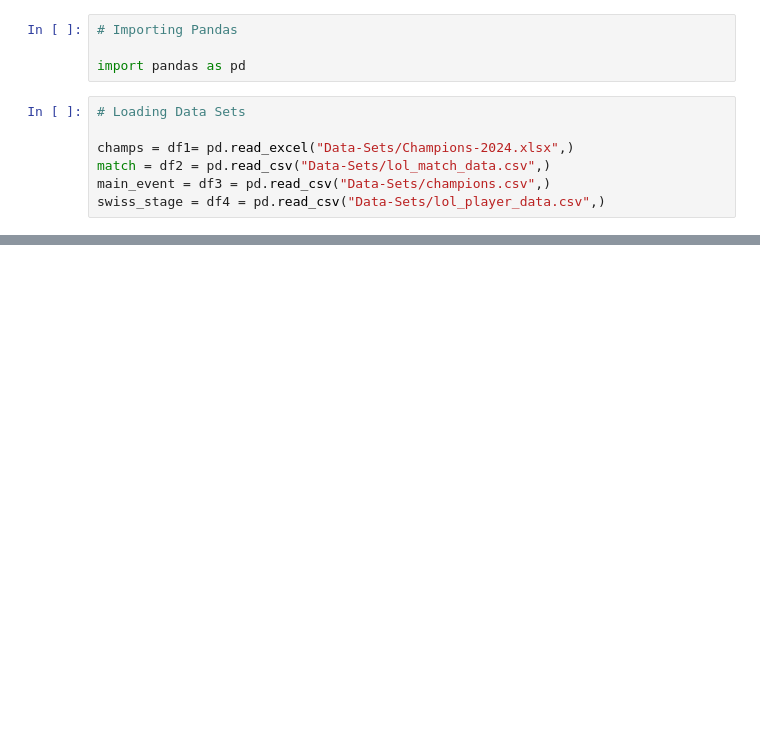
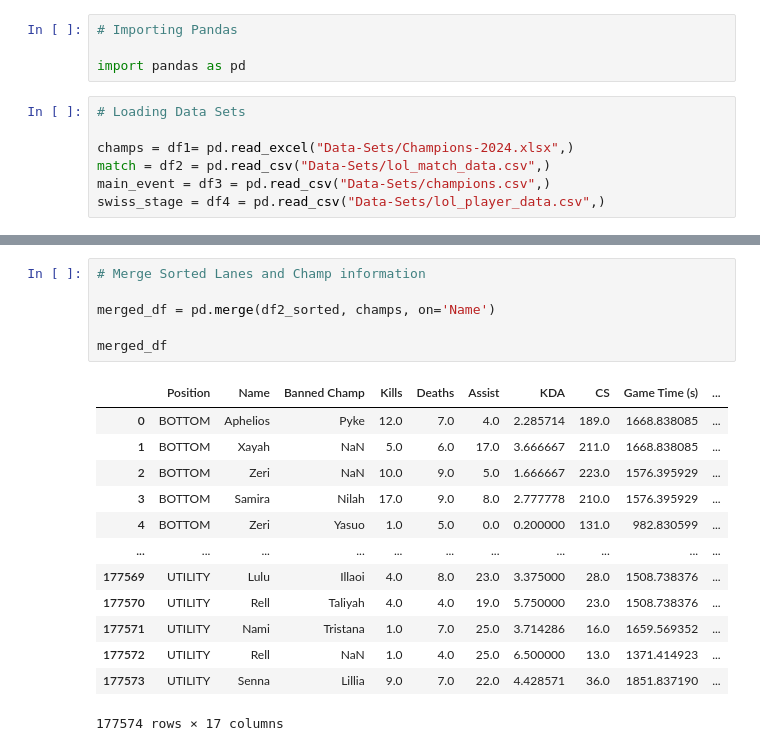
Before and after one commit to L8onii/Capstone-LOL, a Jupyter notebook: LOL-Notebook.ipynb, the cells around one changed output, grey strips where cells are left out. Cells and saved outputs as stored; diff of their text form; blank space fills up the shorter version.

```diff
--- a/LOL-Notebook.ipynb
+++ b/LOL-Notebook.ipynb
@@ -56,0 +195,20 @@ df2_sorted
+# %%
+# Merge Sorted Lanes and Champ information
+
+merged_df = pd.merge(df2_sorted, champs, on='Name')
+
+merged_df
+# %% [output]
+|  | Position | Name | Banned Champ | Kills | Deaths | Assist | KDA | CS | Game Time (s) | ... |
+| 0 | BOTTOM | Aphelios | Pyke | 12.0 | 7.0 | 4.0 | 2.285714 | 189.0 | 1668.838085 | ... |
+| 1 | BOTTOM | Xayah | NaN | 5.0 | 6.0 | 17.0 | 3.666667 | 211.0 | 1668.838085 | ... |
+| 2 | BOTTOM | Zeri | NaN | 10.0 | 9.0 | 5.0 | 1.666667 | 223.0 | 1576.395929 | ... |
+| 3 | BOTTOM | Samira | Nilah | 17.0 | 9.0 | 8.0 | 2.777778 | 210.0 | 1576.395929 | ... |
+| 4 | BOTTOM | Zeri | Yasuo | 1.0 | 5.0 | 0.0 | 0.200000 | 131.0 | 982.830599 | ... |
+| ... | ... | ... | ... | ... | ... | ... | ... | ... | ... | ... |
+| 177569 | UTILITY | Lulu | Illaoi | 4.0 | 8.0 | 23.0 | 3.375000 | 28.0 | 1508.738376 | ... |
+| 177570 | UTILITY | Rell | Taliyah | 4.0 | 4.0 | 19.0 | 5.750000 | 23.0 | 1508.738376 | ... |
+| 177571 | UTILITY | Nami | Tristana | 1.0 | 7.0 | 25.0 | 3.714286 | 16.0 | 1659.569352 | ... |
+| 177572 | UTILITY | Rell | NaN | 1.0 | 4.0 | 25.0 | 6.500000 | 13.0 | 1371.414923 | ... |
+| 177573 | UTILITY | Senna | Lillia | 9.0 | 7.0 | 22.0 | 4.428571 | 36.0 | 1851.837190 | ... |
+177574 rows × 17 columns
```
Also changed, not shown: parts of 9 cells of this notebook, 1 other file.
